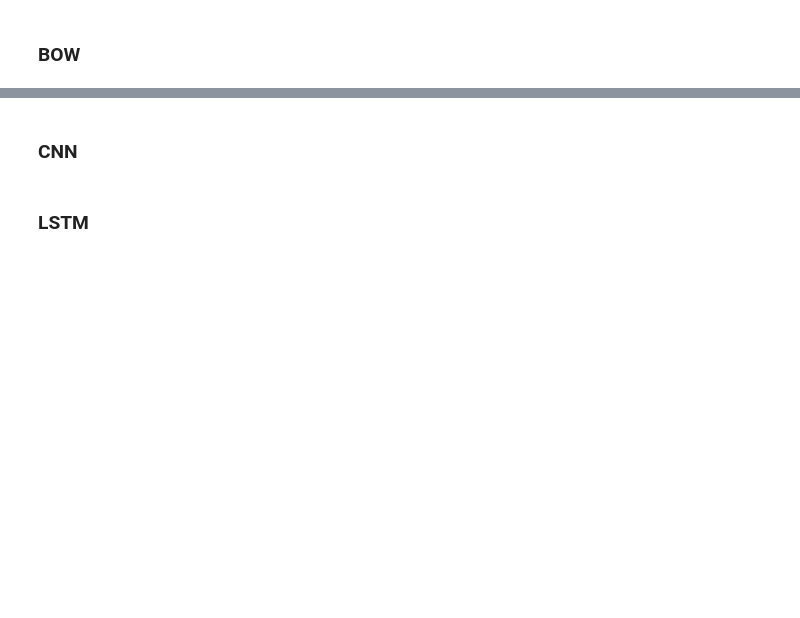
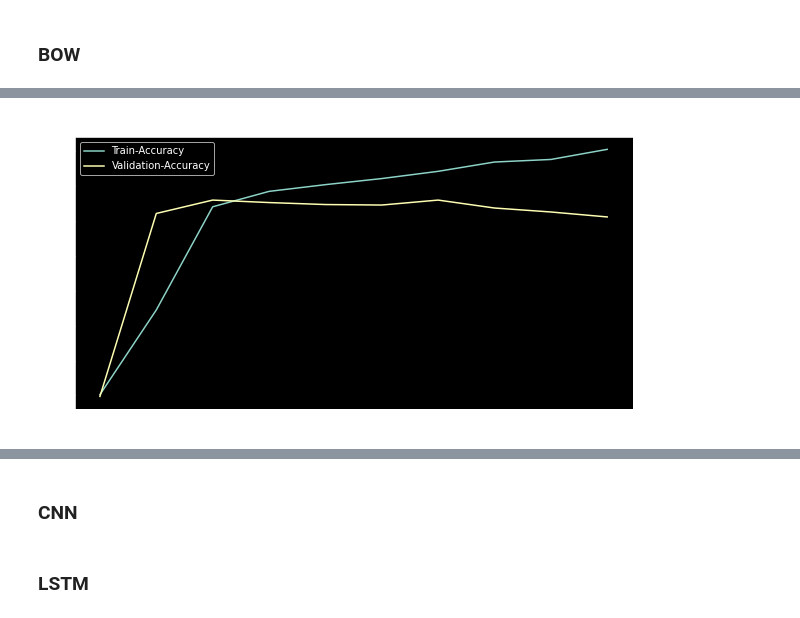
Before and after one commit to NikosKyriakakis/text-sentiment-analysis, a Jupyter notebook: src/main.ipynb, the cells around one changed output, grey strips where cells are left out. Cells and saved outputs as stored; diff of their text form; code cells hidden in the pictures; blank space fills up the shorter version.

```diff
--- a/src/main.ipynb
+++ b/src/main.ipynb
@@ -47,3 +56,5 @@ print(f1)
 # %%
-# bow.plot_logs(title="Accuracy", legend=["Train-Accuracy", "Validation-Accuracy"])
+bow.plot_logs(title="Accuracy", legend=["Train-Accuracy", "Validation-Accuracy"])
+# %% [output]
+[figure, added]
 # %%
```
Also changed, not shown: parts of 4 cells of this notebook, 3 other files.
